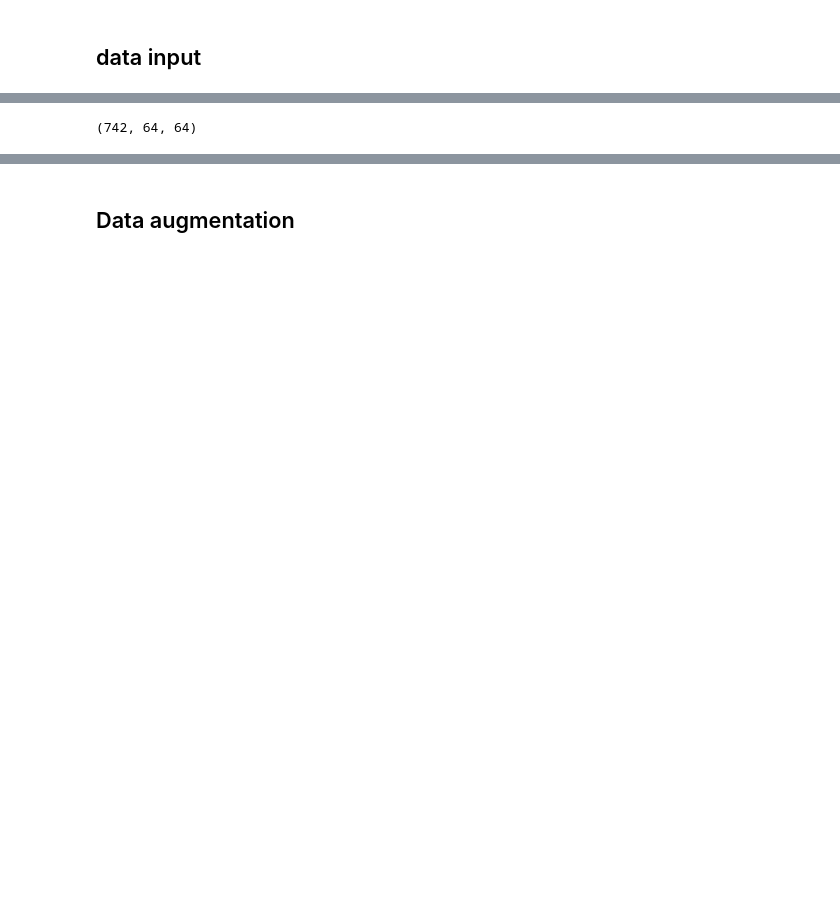
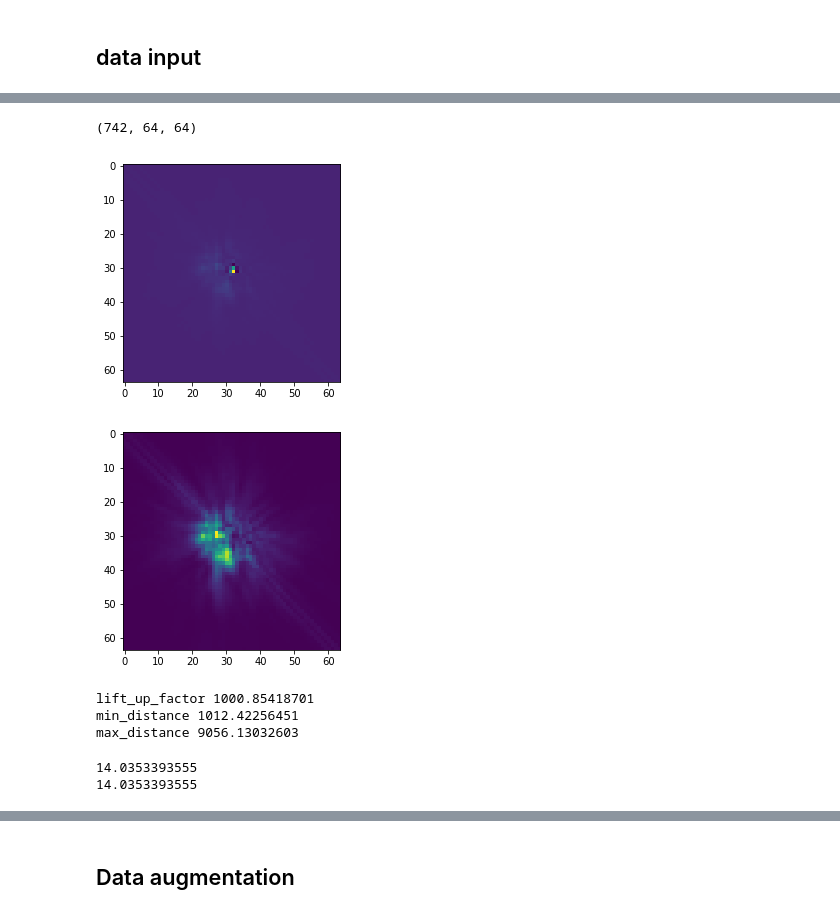
Before and after one commit to lizhangscience/Imaging-DCGAN, a Jupyter notebook: clean_data_and_augmentation.ipynb, the cells around one changed output, grey strips where cells are left out. Drawn from its saved outputs; the diff is of its cells as text; code cells hidden in the pictures; blank space fills up the shorter version.

Commit message:
most updated version of the code. Added conversion factor to ipynb

```diff
--- a/clean_data_and_augmentation.ipynb
+++ b/clean_data_and_augmentation.ipynb
@@ -31,15 +29,17 @@ plt.colorbar()
 # %%
-cube = calibdata[0].data
-Nframes = len(cube[:,0,0])
-Ny  = 64
-Nx  = 64
+def cut_image(img_data):
+    cube = img_data[0].data
+    Nframes = len(cube[:,0,0])
+    Ny  = 64
+    Nx  = 64
 
-# ylow = 325
-# xlow = 550
+    # ylow = 325
+    # xlow = 550
 
-ylow = 10
-xlow = 10
+    ylow = 10
+    xlow = 10
 
-cube_cut = np.zeros((Nframes,Nx,Ny))
-for i in range(Nframes):
-    cube_cut[i,:,:] = cube[i,ylow:ylow+Ny,xlow:xlow+Nx]
+    cube_cut = np.zeros((Nframes,Nx,Ny))
+    for i in range(Nframes):
+        cube_cut[i,:,:] = cube[i,ylow:ylow+Ny,xlow:xlow+Nx]
+    return cube_cut
@@ -121,0 +100,10 @@ for i in range(len(new_data_cube)):
+# %%
+def ignore_overly(data_cube):
+    ### new data cube without images with overly-saturated points.
+    data_cube_without_saturation = []
+    for i in range(len(data_cube)):
+        if np.max(data_cube[i]) > 10000:
+            pass
+        else:
+            data_cube_without_saturation.append(data_cube[i])
+    return data_cube_without_saturation
@@ -122,2 +122,7 @@ for i in range(len(new_data_cube)):
+# %%
+raw_data = cut_image(calibdata)
+cleaned_data = ignore_overly(raw_data)
 # %%
-np.array(data_cube_with_cleaned).shape
+np.shape(cleaned_data)
+# %% [output]
+(742, 64, 64)
@@ -133,4 +128,0 @@ for i in range(len(cube_cut)):
-# %%
-np.array(data_cube_without_saturation).shape
-# %% [output]
-(742, 64, 64)
@@ -161,0 +129,8 @@ def local_normal(data):
+# %%
+plt.imshow(raw_data[1])
+plt.show()
+plt.imshow(cleaned_data[7])
+plt.show()
+# %% [output]
+[figure, added]
+[figure, added]
@@ -161,0 +154,10 @@ def local_normal(data):
+# %%
+print("lift_up_factor",abs(global_min_bfe)+1)
+print("min_distance",np.max(min_distance))
+print("max_distance",np.max(max_distance))
+
+normal_info = np.array([abs(global_min_bfe)+1,np.max(min_distance),np.max(max_distance),global_min_aft,global_max])
+# %% [output]
+lift_up_factor 1000.85418701
+min_distance 1012.42256451
+max_distance 9056.13032603
@@ -161,0 +193,5 @@ def local_normal(data):
+# %%
+nor_test = scale_data(X_test,0,global_max,global_min_aft,np.max(min_distance),np.max(max_distance))
+# %% [output]
+14.0353393555
+14.0353393555
```
Also changed, not shown: parts of 38 cells of this notebook, 3 other files.
